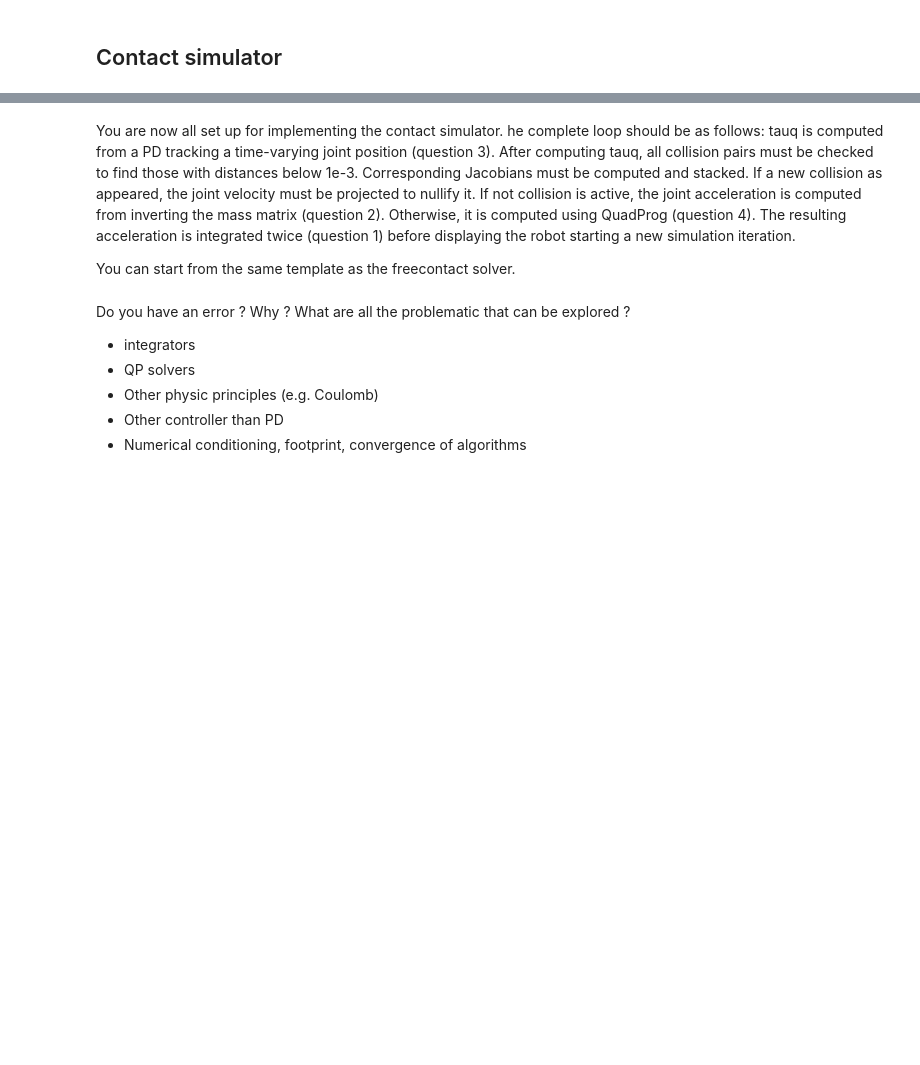
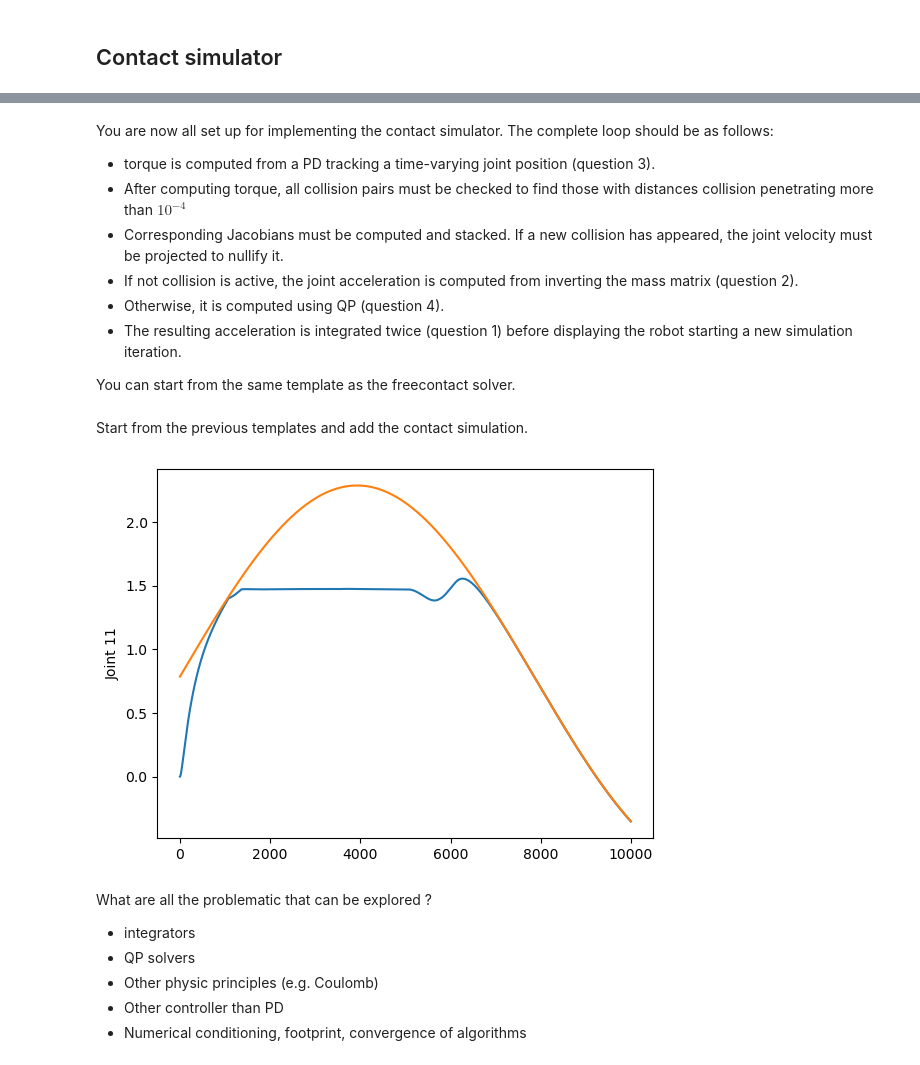
Before and after one commit to ymontmarin/tps_robotic_ens_2022, a Jupyter notebook: 4_dynamics.ipynb, the cells around one changed output, grey strips where cells are left out. Cells and saved outputs as stored; diff of their text form; code cells hidden in the pictures; blank space fills up the shorter version.

```diff
--- a/4_dynamics.ipynb
+++ b/4_dynamics.ipynb
@@ -247,3 +351,9 @@ J = colwrap.getCollisionJacobian(collisions)
+# %%
+colwrap.computeCollisions(q, vq)
+collisions = colwrap.getCollisionList()
+dist=colwrap.getCollisionDistances(collisions)
+J = colwrap.getCollisionJacobian(collisions)
+JdotQdot = colwrap.getCollisionJdotQdot()
 # %% [markdown]
 Better try this with a configuration of the hand where there are some collisions.
 # %% [markdown]
@@ -272,18 +377,28 @@ $$ J \ddot{q} + \dot{J}\dot{q} \ge -K_p dist -K_v J \dot{q}$$
 # %% [markdown]
 You are now all set up for implementing the contact simulator.
-he complete loop should be as follows: tauq is computed from a PD tracking a time-varying joint position (question 3). After computing tauq, all collision pairs must be checked to find those with distances below 1e-3. Corresponding Jacobians must be computed and stacked. If a new collision as appeared, the joint velocity must be projected to nullify it. If not collision is active, the joint acceleration is computed from inverting the mass matrix (question 2). Otherwise, it is computed using QuadProg (question 4). The resulting acceleration is integrated twice (question 1) before displaying the robot starting a new simulation iteration.
+The complete loop should be as follows:
+- torque is computed from a PD tracking a time-varying joint position (question 3).
+- After computing torque, all collision pairs must be checked to find those with distances collision penetrating more than $10 ^{-4}$
+- Corresponding Jacobians must be computed and stacked. If a new collision has appeared, the joint velocity must be projected to nullify it.
+- If not collision is active, the joint acceleration is computed from inverting the mass matrix (question 2).
+- Otherwise, it is computed using QP (question 4).
+- The resulting acceleration is integrated twice (question 1) before displaying the robot starting a new simulation iteration.
 
 You can start from the same template as the freecontact solver.
 # %%
-q = robot.q0.copy()
+q = np.zeros(robot.model.nq)
+viz.display(q)
 vq = np.zeros(robot.model.nv)
 
+# Hyperparameters for the control and the simu
+Kf = 0.1
 Kp = 50.               # proportional gain (P of PD)
 Kv = 2 * np.sqrt(Kp)   # derivative gain (D of PD)
 
-Kp_c = 50.               # proportional gain (P of PD)
-Kv_c = 2 * np.sqrt(Kp)   # derivative gain (D of PD)
+dt = 1e-3             # simulation timestep
+N_steps = 10000
 
-dt = 1e-3              # simulation timestep
+Kp_c = 100.
+Kv_c = 2 * np.sqrt(Kp_c)
 
-qdes = TrajRef(robot.q0,omega = np.array([0,.1,1,1.5,2.5,-1,-1.5,-2.5,.1,.2,.3,.4,.5,.6]),amplitude=1.5)
+qdes = TrajRef(robot.q0,omega = np.array([0.,.1,1,1.5,2.5,-1,-1.5,-2.5,.1,.2,.3,.4,.5,.6]),amplitude=1.5)
@@ -291,0 +405,2 @@ qdes = TrajRef(robot.q0,omega = np.array([0,.1,1,1.5,2.5,-1,-1.5,-2.5,.1,.2,.3,.
+# %% [markdown]
+Start from the previous templates and add the contact simulation.
@@ -292,5 +472,8 @@ qdes = TrajRef(robot.q0,omega = np.array([0,.1,1,1.5,2.5,-1,-1.5,-2.5,.1,.2,.3,.
+# %%
+plot_joint_profiles(11, hq_c, hqdes_c)
+# %% [output]
+[figure, added]
 # %% [markdown]
-Do you have an error ? Why ?
 What are all the problematic that can be explored ?
 - integrators
 - QP solvers
```
Also changed, not shown: parts of 45 cells of this notebook, 5 other files.
